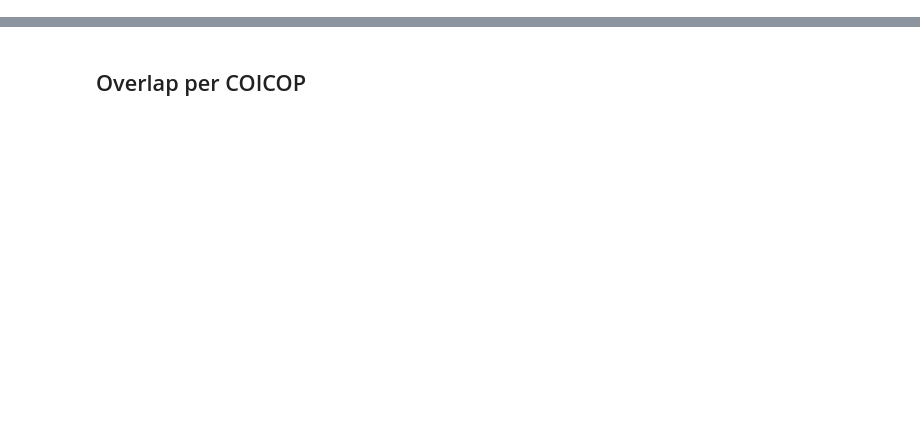
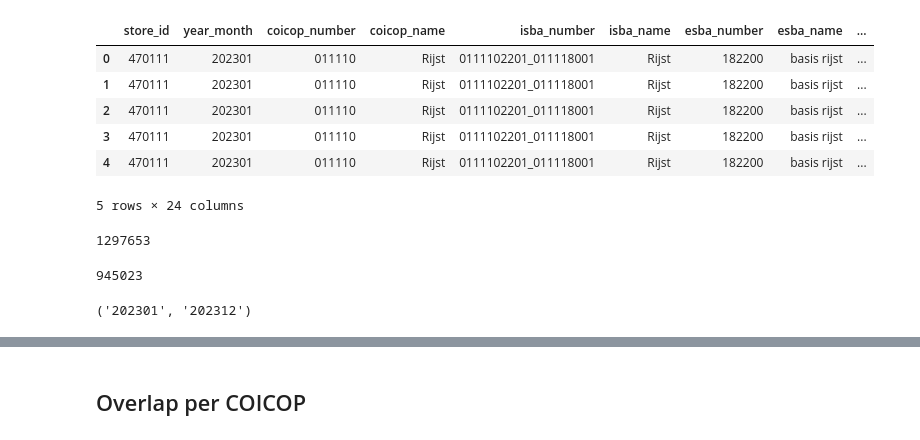
Before and after one commit to ssi-wp3/ssi-wp3, a Jupyter notebook: Notebooks/12 - Product overlap.ipynb, the cells around one changed output, grey strips where cells are left out. Saved outputs shown, nothing was run; the diff lists cells and outputs as text; code cells hidden in the pictures; blank space fills up the shorter version.

```diff
--- a/Notebooks/12 - Product overlap.ipynb
+++ b/Notebooks/12 - Product overlap.ipynb
@@ -25,0 +63,24 @@ plus_df.head()
+# %%
+ah_df = pd.read_parquet(os.path.join(data_directory, "ssi_ah_revenue.parquet"), engine="pyarrow")
+ah_df.receipt_text = ah_df.receipt_text.str.replace('[^0-9a-zA-Z.,-/ ]', '', regex=True).str.lstrip().str.rstrip().str.lower()
+ah_df.head()
+# %% [output]
+|  | store_id | year_month | coicop_number | coicop_name | isba_number | isba_name | esba_number | esba_name | ... |
+| 0 | 470111 | 202301 | 011110 | Rijst | 0111102201_011118001 | Rijst | 182200 | basis rijst | ... |
+| 1 | 470111 | 202301 | 011110 | Rijst | 0111102201_011118001 | Rijst | 182200 | basis rijst | ... |
+| 2 | 470111 | 202301 | 011110 | Rijst | 0111102201_011118001 | Rijst | 182200 | basis rijst | ... |
+| 3 | 470111 | 202301 | 011110 | Rijst | 0111102201_011118001 | Rijst | 182200 | basis rijst | ... |
+| 4 | 470111 | 202301 | 011110 | Rijst | 0111102201_011118001 | Rijst | 182200 | basis rijst | ... |
+5 rows × 24 columns
+# %%
+len(jumbo_df)
+# %% [output]
+1297653
+# %%
+len(ah_df)
+# %% [output]
+945023
+# %%
+ah_df.year_month.min(), ah_df.year_month.max()
+# %% [output]
+('202301', '202312')
```
Also changed, not shown: parts of 49 cells of this notebook, 1 other file.
